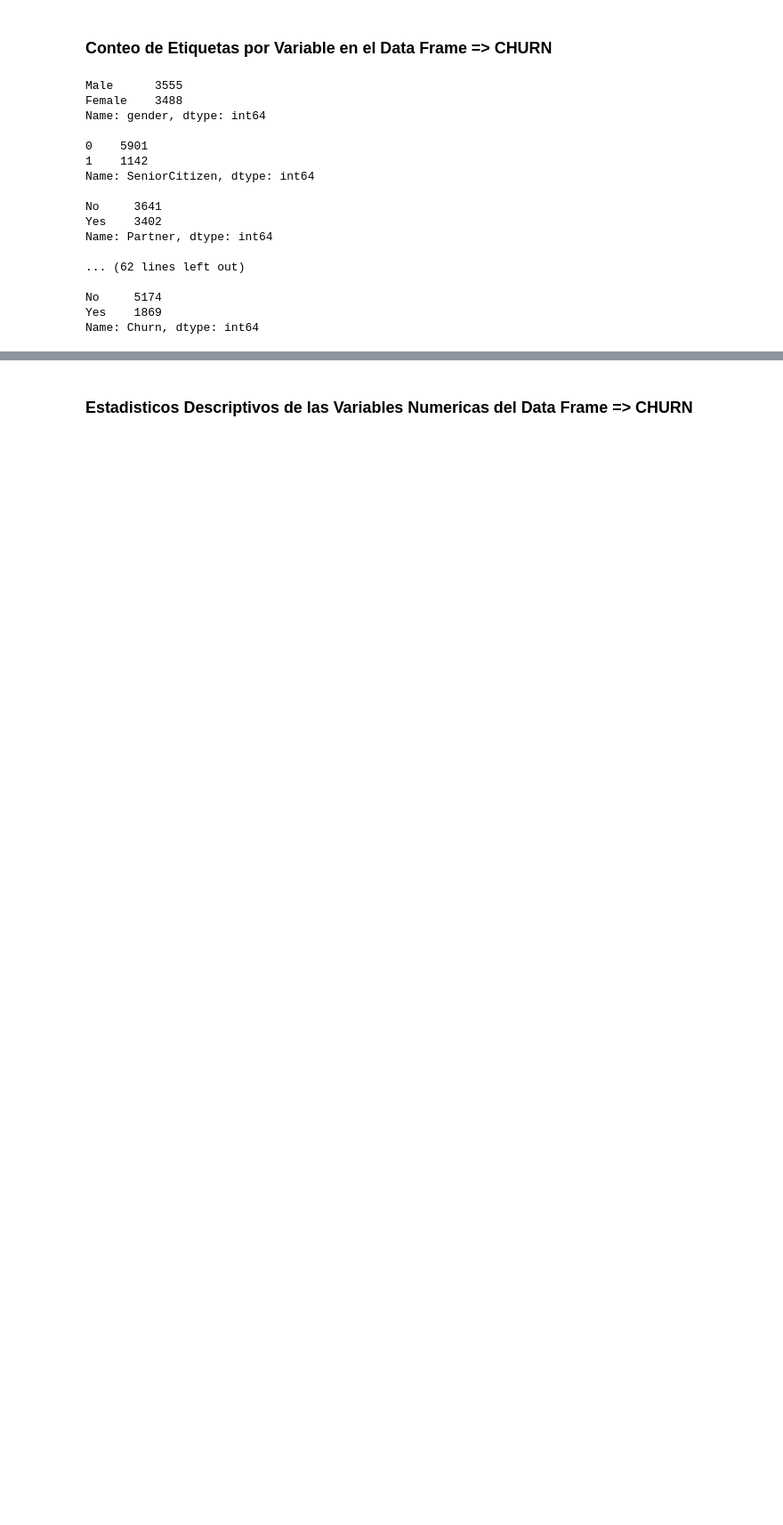
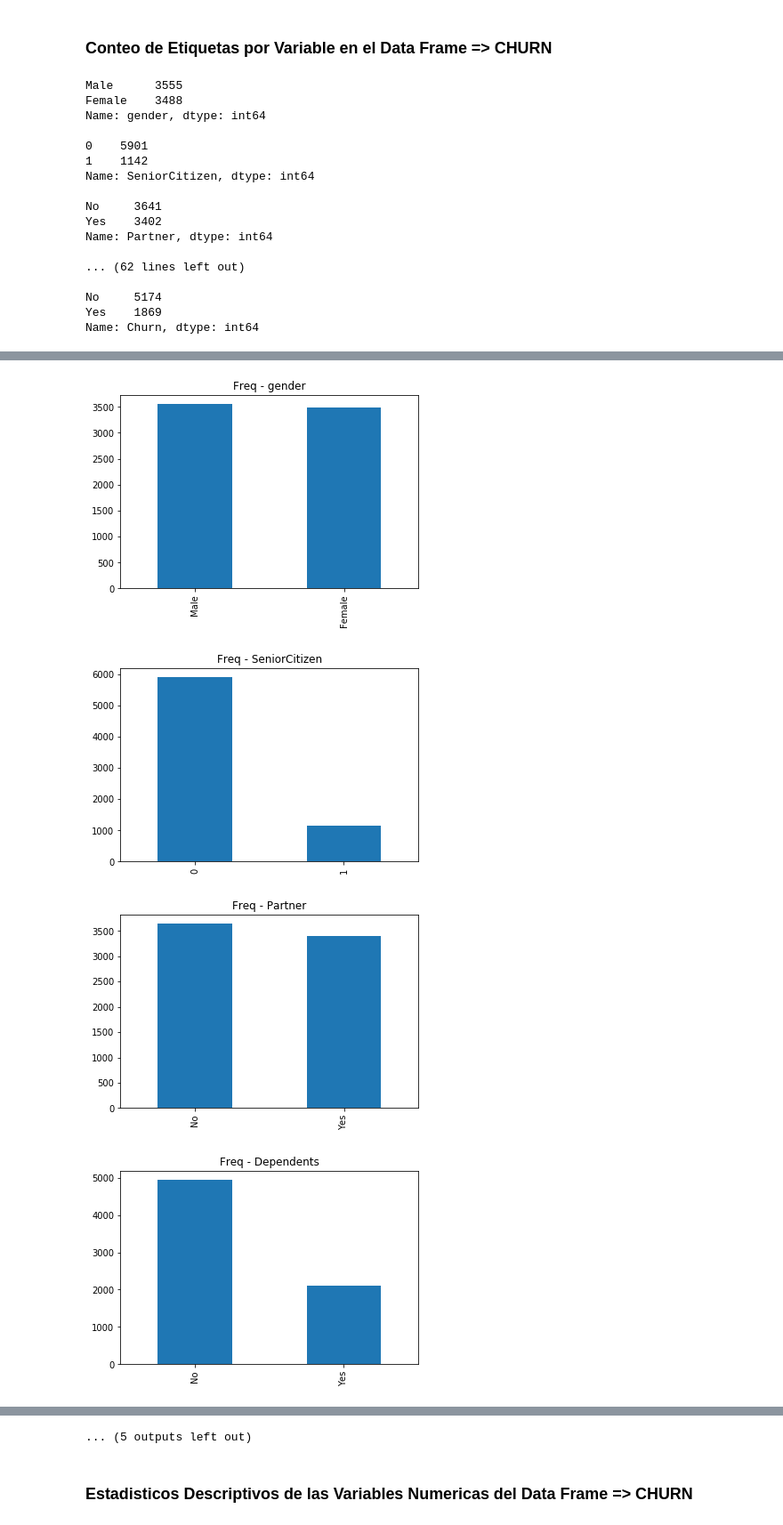
Before and after one commit to jorgeo80/UP_MCD, a Jupyter notebook: MachineLearning/Proyecto/CHURNAnalysis.ipynb, the cells around one changed output, grey strips where cells are left out. Shown: that part at 89% size. Drawn from its saved outputs; the diff is of its cells as text; code cells hidden in the pictures; blank space fills up the shorter version.

```diff
--- a/MachineLearning/Proyecto/CHURNAnalysis.ipynb
+++ b/MachineLearning/Proyecto/CHURNAnalysis.ipynb
@@ -76,0 +79,12 @@ Name: Churn, dtype: int64
+# %%
+import matplotlib.pyplot as plt
+for i in range(1,strColumns.shape[1]):
+    strVar = strColumns.iloc[: ,i].value_counts()
+    strVar.plot(kind='bar')
+    plt.title("Freq - " + strVar.name)
+    plt.show()
+# %% [output]
+[figure, added]
+[figure, added]
+[figure, added]
+[figure, added]
@@ -77,3 +99,4 @@ Name: Churn, dtype: int64
+... (5 outputs left out)
 # %% [markdown]
 ### Estadisticos Descriptivos de las Variables Numericas del Data Frame => CHURN
 # %%
```
Also changed, not shown: parts of 2 cells of this notebook.
